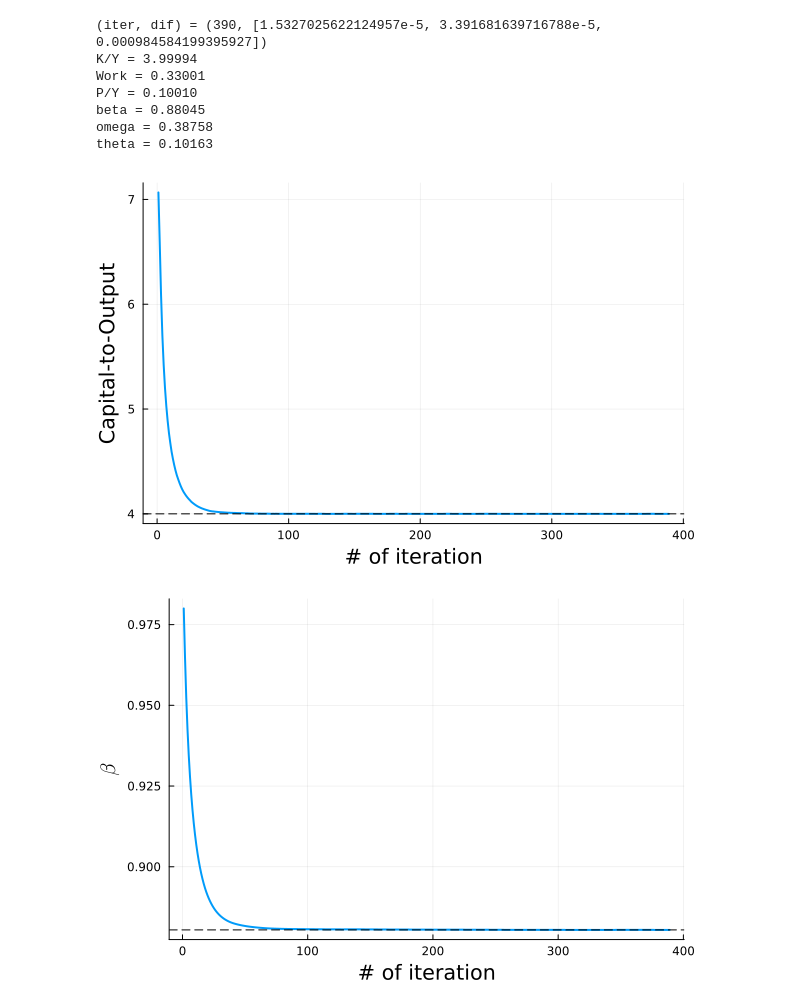
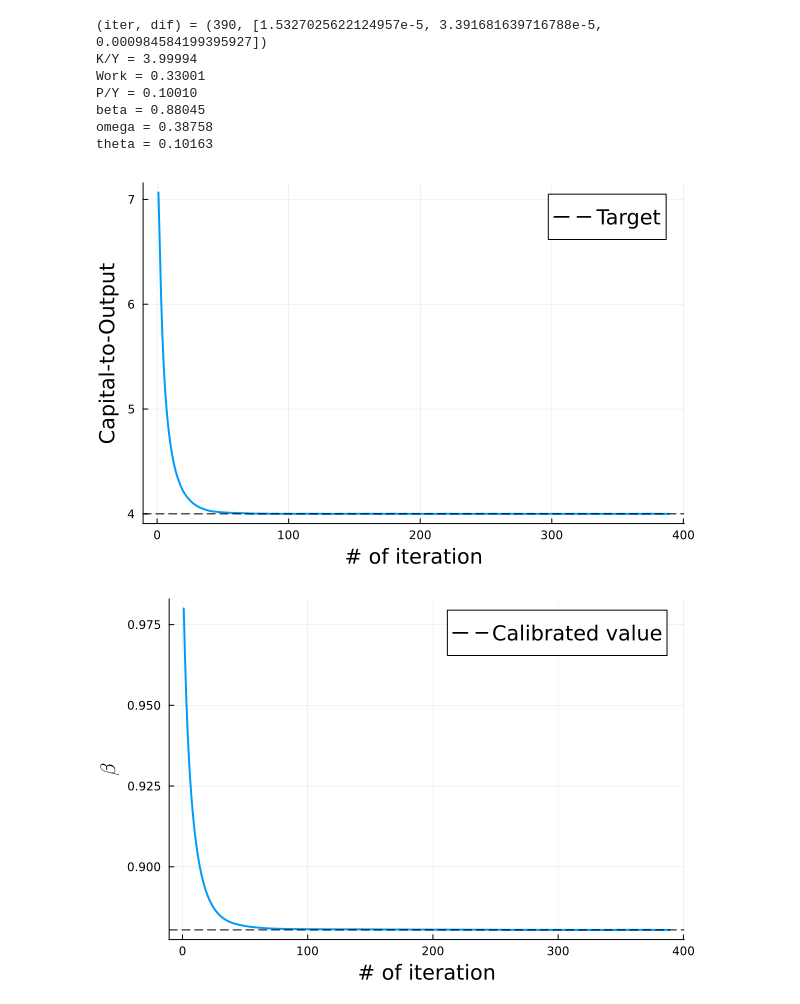
Before and after one commit to Kanato-Nakakuni/ComputationalMacro, a Jupyter notebook: Lec5_Calibration.ipynb, the cells around one changed output. Drawn from its saved outputs; the diff is of its cells as text; code cells hidden in the pictures.

```diff
--- a/Lec5_Calibration.ipynb
+++ b/Lec5_Calibration.ipynb
@@ -391,24 +391,26 @@ plot(1:iter-1, Model_KY[1:iter-1],
     lw=2,
     label="",
     xguidefont = font(14),   # font size for x-axis label
-    yguidefont = font(14))    # font size for y-axis label)
-hline!([Targ_KY], lw=1, lc=:black, ls=:dash, label="")
+    yguidefont = font(14),
+    legendfontsize = 14)    # font size for y-axis label)
+hline!([Targ_KY], lw=1, lc=:black, ls=:dash,label="Target")
 # %% [output]
-[figure, old version]
+[figure, new version]
 # %%
 # Convergence of beta
 using LaTeXStrings
 plot(1:iter-1, β_iter[1:iter-1],
     xlabel="# of iteration",
     ylabel=L"\beta",
     title="",
     lw=2,
     label="",
     xguidefont = font(14),   # font size for x-axis label
-    yguidefont = font(14))    # font size for y-axis label)
-hline!([β], lw=1, lc=:black, ls=:dash, label="")
+    yguidefont = font(14),
+    legendfontsize = 14)    # font size for y-axis label)
+hline!([β], lw=1, lc=:black, ls=:dash, label="Calibrated value")
 # %% [output]
-[figure, old version]
+[figure, new version]
 # %%
 using Plots
 plot(1:iter-1, Model_Work[1:iter-1],
```
Also changed, not shown: parts of 4 cells of this notebook.
